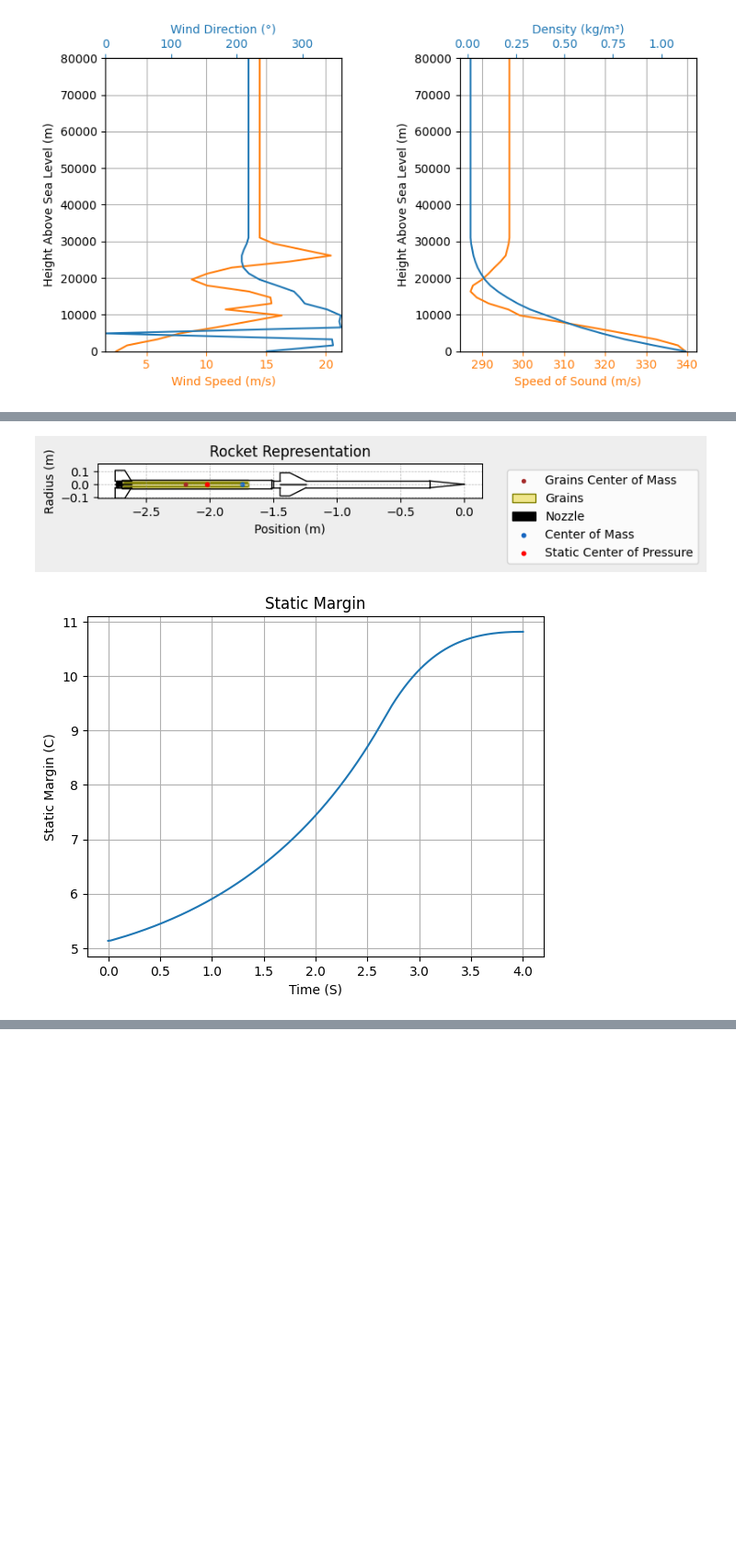
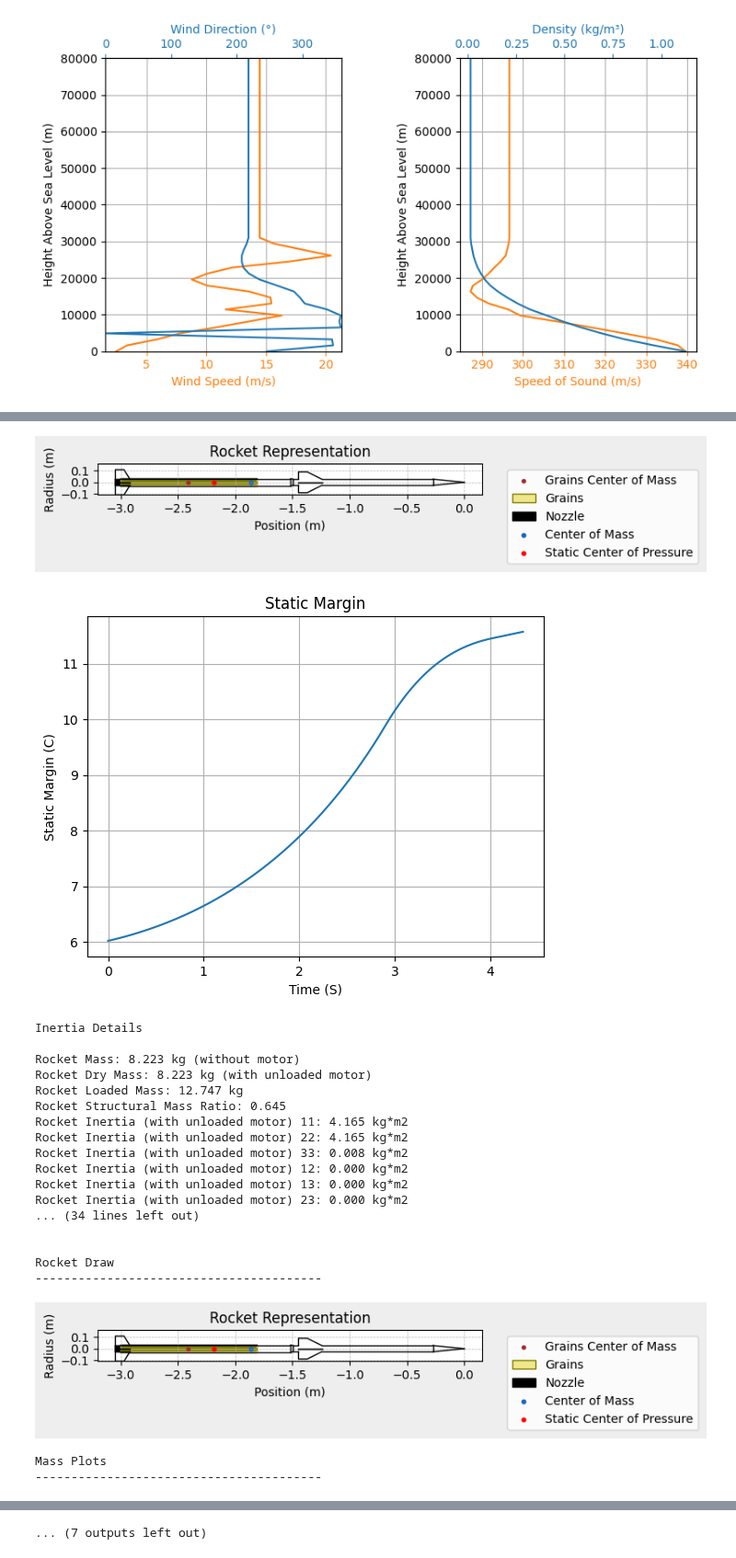
Before and after one commit to prs2026/Procyon, a Jupyter notebook: rocketpy/JUMP sims and analysis/jumpsim.ipynb, the cells around one changed output, grey strips where cells are left out. Shown at 92% size. Saved outputs shown, nothing was run; the diff lists cells and outputs as text; code cells hidden in the pictures; blank space fills up the shorter version.

Commit message:
hecka jump cad and rocketpy work

```diff
--- a/rocketpy/JUMP sims and analysis/jumpsim.ipynb
+++ b/rocketpy/JUMP sims and analysis/jumpsim.ipynb
@@ -80,19 +82,19 @@ Atmospheric Model Plots
 # %%
 
 BoosterMotor = SolidMotor(
-thrust_source="./boostermotor.eng",
+thrust_source="./fuckyourfins.eng",
 dry_mass=0, #kg
 dry_inertia=(0.125, 0.125, 0.002), #moi ,kg/m^2
 nozzle_radius=25 / 1000, #m
 grain_number=1, #m
 grain_density=1815, #kg/m^3
 grain_outer_radius=27 / 1000, #m
-grain_initial_inner_radius= 10.31 / 1000, #m
-grain_initial_height=990 / 1000, #m
+grain_initial_inner_radius= 8 / 1000, #m
+grain_initial_height=1193 / 1000, #m
 grain_separation=1 / 1000, #m
 grains_center_of_mass_position=0.45, #m
 center_of_dry_mass_position=0.317, #m
-nozzle_position=-0.09, #m
+nozzle_position=-0.19, #m
 #burn_time=2.1, #s
 throat_radius=16.5 / 1000,#m
 coordinate_system_orientation="nozzle_to_combustion_chamber"
@@ -106,7 +108,7 @@ dry_mass=0, #kg
 dry_inertia=(0.125, 0.125, 0.002), #moi ,kg/m^2
 nozzle_radius=25 / 1000, #m
 grain_number=1, #m
-grain_density=1700, #kg/m^3
+grain_density=1815, #kg/m^3
 grain_outer_radius=23.8 / 1000, #m
 grain_initial_inner_radius= 9.5 / 1000, #m
 grain_initial_height=787 / 1000, #m
@@ -206,8 +208,8 @@ main = JUMPSustainer.add_parachute(
     porosity=0.0432,
 )
 
-cd = 0.7
-diameter = 0.1524
+cd = 0.6
+diameter = 0.1016
 
 area = (diameter/2)*(diameter/2)*3.14
 print(area)
@@ -219,8 +221,8 @@ drogue = JUMPSustainer.add_parachute(
     sampling_rate=105,
     lag=1.5,
     noise=(0, 8.3, 0.5),
-    radius=1.5,
-    height=1.5,
+    radius=0.1016,
+    height=0.0762,
     porosity=0.0432,
 )
 
@@ -265,14 +267,14 @@ JUMPSustainerNOMOTOR.plots.static_margin()
 
 JUMPStack = Rocket(
     radius=54 / 2000,
-    mass=5.162,
+    mass=8.223,
     inertia=(4.04, 4.04, 0.006),
     power_off_drag="./SustainerAndBoosterCDPowerOFF.csv",
     power_on_drag="./SustainerAndBoosterCDPowerON.csv",
-    center_of_mass_without_motor=-1.435,
+    center_of_mass_without_motor=-1.5635224,
     coordinate_system_orientation="tail_to_nose"
     )
-JUMPStack.add_motor(BoosterMotor, position=(-2.732+0.09))
+JUMPStack.add_motor(BoosterMotor, position=(-3.048+0.19))
 
 stacknose_cone = JUMPStack.add_nose(
     length=0.27432, kind="conical", position=0
@@ -300,13 +302,13 @@ boosterfin_set = JUMPStack.add_trapezoidal_fins(
     root_chord=0.127,
     tip_chord=0.0762,
     span=0.08255,
-    position=-2.6162,
+    position=-2.9192,
     cant_angle=0.001,
     #airfoil=("../data/airfoils/NACA0012-radians.txt","radians"),
 )
 
 JUMPStack.draw()
 JUMPStack.plots.static_margin()
-#JUMPStack.all_info()
+JUMPStack.all_info()
 # %% [output]
 0.2917155456
@@ -316,4 +318,24 @@ JUMPStack.plots.static_margin()
 [figure]
 [figure]
-[figure, old version]
+[figure, new version]
-[figure, old version]
+[figure, new version]
+Inertia Details
+
+Rocket Mass: 8.223 kg (without motor)
+Rocket Dry Mass: 8.223 kg (with unloaded motor)
+Rocket Loaded Mass: 12.747 kg
+Rocket Structural Mass Ratio: 0.645
+Rocket Inertia (with unloaded motor) 11: 4.165 kg*m2
+Rocket Inertia (with unloaded motor) 22: 4.165 kg*m2
+Rocket Inertia (with unloaded motor) 33: 0.008 kg*m2
+Rocket Inertia (with unloaded motor) 12: 0.000 kg*m2
+Rocket Inertia (with unloaded motor) 13: 0.000 kg*m2
+Rocket Inertia (with unloaded motor) 23: 0.000 kg*m2
+... (34 lines left out)
+
+
+Rocket Draw
+----------------------------------------
+[figure, added]
+Mass Plots
+----------------------------------------
@@ -320,3 +344,4 @@ JUMPStack.plots.static_margin()
+... (7 outputs left out)
 # %%
 from rocketpy.plots.compare import CompareFlights
 import numpy as np
```
Also changed, not shown: parts of 5 cells of this notebook, 24 other files.
